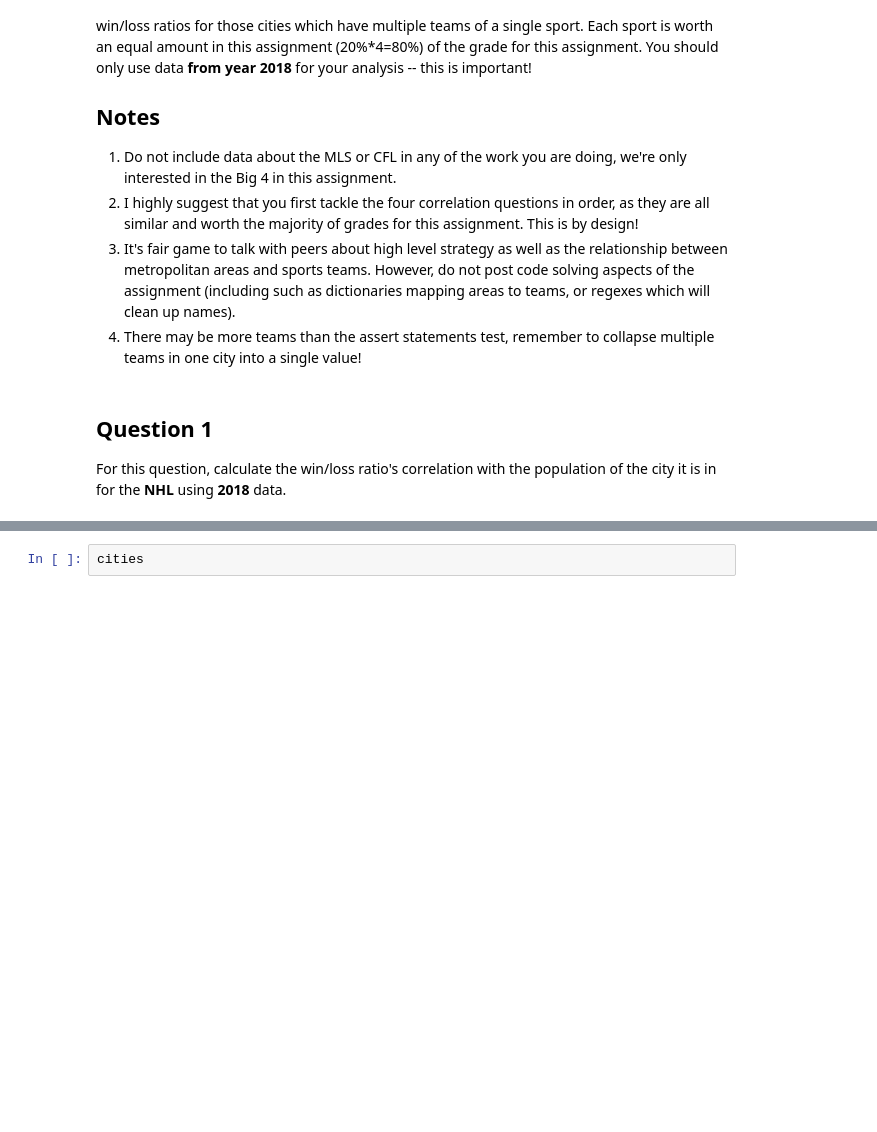
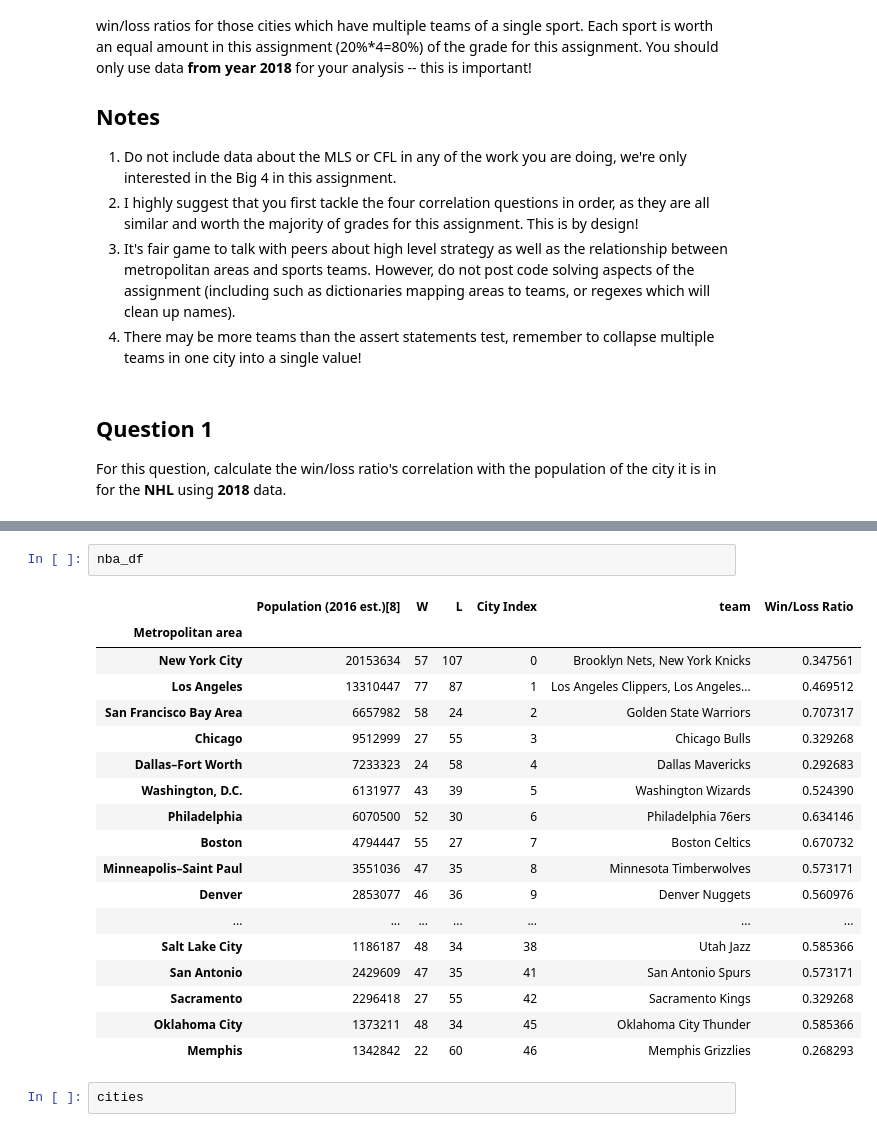
Before and after one commit to ruslanmasinjila/Applied_Data_Science_With_Python, a Jupyter notebook: 1. Introduction to Data Science in Python/week4/assignment4/assignment4.ipynb, the cells around one changed output, grey strips where cells are left out. Cells and saved outputs as stored; diff of their text form; blank space fills up the shorter version.

```diff
--- a/1. Introduction to Data Science in Python/week4/assignment4/assignment4.ipynb
+++ b/1. Introduction to Data Science in Python/week4/assignment4/assignment4.ipynb
@@ -106,3 +191,24 @@ nhl_correlation()
+# %%
+nba_df
+# %% [output]
+|  | Population (2016 est.)[8] | W | L | City Index | team | Win/Loss Ratio |
+| Metropolitan area |  |  |  |  |  |  |
+| New York City | 20153634 | 57 | 107 | 0 | Brooklyn Nets, New York Knicks | 0.347561 |
+| Los Angeles | 13310447 | 77 | 87 | 1 | Los Angeles Clippers, Los Angeles... | 0.469512 |
+| San Francisco Bay Area | 6657982 | 58 | 24 | 2 | Golden State Warriors | 0.707317 |
+| Chicago | 9512999 | 27 | 55 | 3 | Chicago Bulls | 0.329268 |
+| Dallas–Fort Worth | 7233323 | 24 | 58 | 4 | Dallas Mavericks | 0.292683 |
+| Washington, D.C. | 6131977 | 43 | 39 | 5 | Washington Wizards | 0.524390 |
+| Philadelphia | 6070500 | 52 | 30 | 6 | Philadelphia 76ers | 0.634146 |
+| Boston | 4794447 | 55 | 27 | 7 | Boston Celtics | 0.670732 |
+| Minneapolis–Saint Paul | 3551036 | 47 | 35 | 8 | Minnesota Timberwolves | 0.573171 |
+| Denver | 2853077 | 46 | 36 | 9 | Denver Nuggets | 0.560976 |
+| ... | ... | ... | ... | ... | ... | ... |
+| Salt Lake City | 1186187 | 48 | 34 | 38 | Utah Jazz | 0.585366 |
+| San Antonio | 2429609 | 47 | 35 | 41 | San Antonio Spurs | 0.573171 |
+| Sacramento | 2296418 | 27 | 55 | 42 | Sacramento Kings | 0.329268 |
+| Oklahoma City | 1373211 | 48 | 34 | 45 | Oklahoma City Thunder | 0.585366 |
+| Memphis | 1342842 | 22 | 60 | 46 | Memphis Grizzlies | 0.268293 |
 # %%
 cities
 # %% [output]
```
Also changed, not shown: parts of 5 cells of this notebook.
